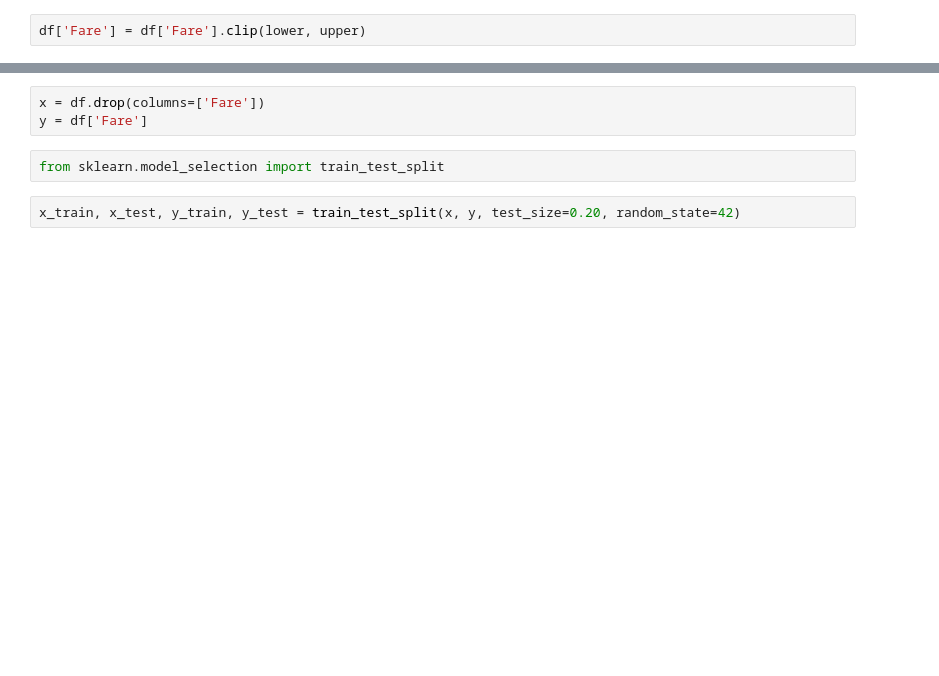
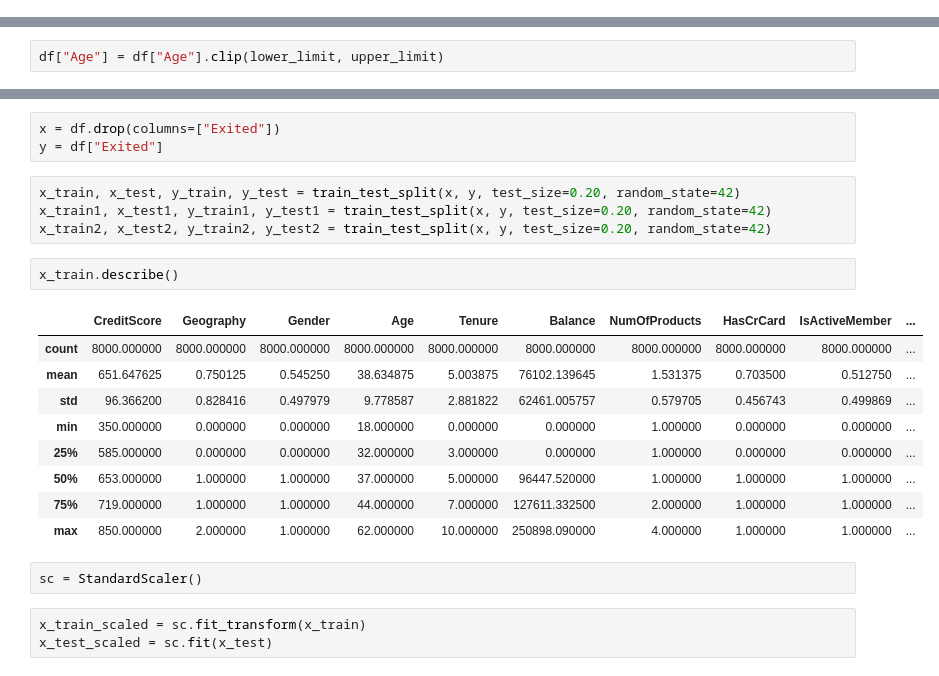
Before and after one commit to Abhi-data-scientist/Machine-Learning, a Jupyter notebook: final test of ml/DAY 2/Untitled.ipynb, the cells around one changed output, grey strips where cells are left out. Cells and saved outputs as stored; diff of their text form; blank space fills up the shorter version.

```diff
--- a/final test of ml/DAY 2/Untitled.ipynb
+++ b/final test of ml/DAY 2/Untitled.ipynb
@@ -121,2 +106,0 @@ lower = q1 - 1.5*IQR
-# %%
-df['Fare'] = df['Fare'].clip(lower, upper)
@@ -128,3 +107,5 @@ sns.boxplot(x = df['Fare'])
+# %%
+df["Age"] = df["Age"].clip(lower_limit, upper_limit)
 # %%
 df.shape
 # %% [output]
@@ -132,7 +118,24 @@ df.shape
 # %%
-x = df.drop(columns=['Fare'])
-y = df['Fare']
+x = df.drop(columns=["Exited"])
+y = df["Exited"]
-# %%
-from sklearn.model_selection import train_test_split
 # %%
 x_train, x_test, y_train, y_test = train_test_split(x, y, test_size=0.20, random_state=42)
+x_train1, x_test1, y_train1, y_test1 = train_test_split(x, y, test_size=0.20, random_state=42)
+x_train2, x_test2, y_train2, y_test2 = train_test_split(x, y, test_size=0.20, random_state=42)
+# %%
+x_train.describe()
+# %% [output]
+|  | CreditScore | Geography | Gender | Age | Tenure | Balance | NumOfProducts | HasCrCard | IsActiveMember | ... |
+| count | 8000.000000 | 8000.000000 | 8000.000000 | 8000.000000 | 8000.000000 | 8000.000000 | 8000.000000 | 8000.000000 | 8000.000000 | ... |
+| mean | 651.647625 | 0.750125 | 0.545250 | 38.634875 | 5.003875 | 76102.139645 | 1.531375 | 0.703500 | 0.512750 | ... |
+| std | 96.366200 | 0.828416 | 0.497979 | 9.778587 | 2.881822 | 62461.005757 | 0.579705 | 0.456743 | 0.499869 | ... |
+| min | 350.000000 | 0.000000 | 0.000000 | 18.000000 | 0.000000 | 0.000000 | 1.000000 | 0.000000 | 0.000000 | ... |
+| 25% | 585.000000 | 0.000000 | 0.000000 | 32.000000 | 3.000000 | 0.000000 | 1.000000 | 0.000000 | 0.000000 | ... |
+| 50% | 653.000000 | 1.000000 | 1.000000 | 37.000000 | 5.000000 | 96447.520000 | 1.000000 | 1.000000 | 1.000000 | ... |
+| 75% | 719.000000 | 1.000000 | 1.000000 | 44.000000 | 7.000000 | 127611.332500 | 2.000000 | 1.000000 | 1.000000 | ... |
+| max | 850.000000 | 2.000000 | 1.000000 | 62.000000 | 10.000000 | 250898.090000 | 4.000000 | 1.000000 | 1.000000 | ... |
+# %%
+sc = StandardScaler()
+# %%
+x_train_scaled = sc.fit_transform(x_train)
+x_test_scaled = sc.fit(x_test)
```
Also changed, not shown: parts of 45 cells of this notebook, 3 other files.
